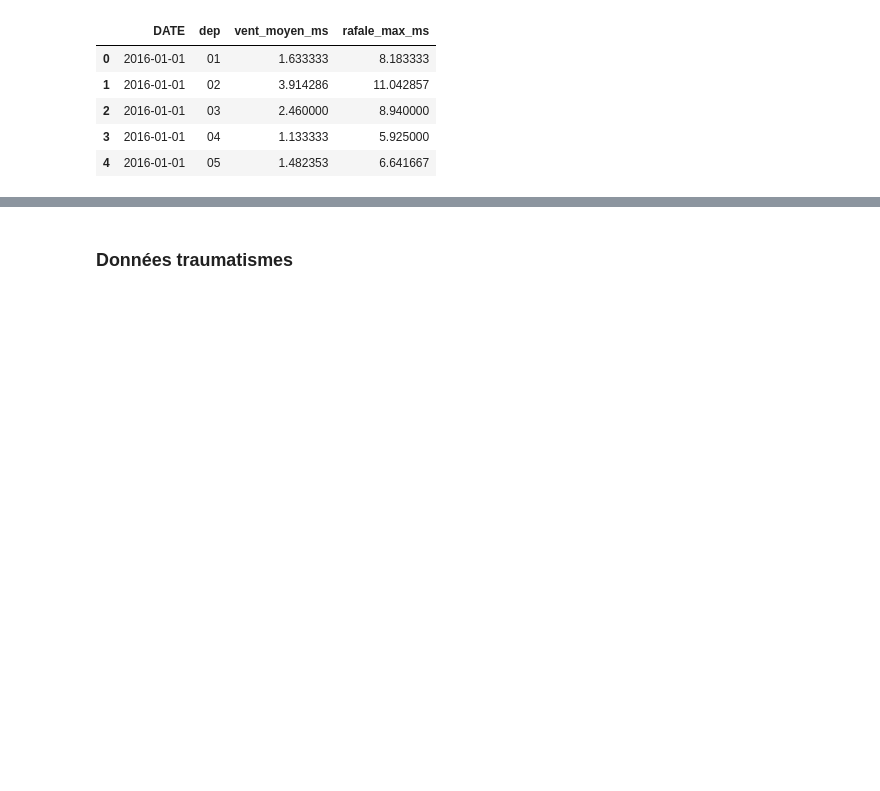
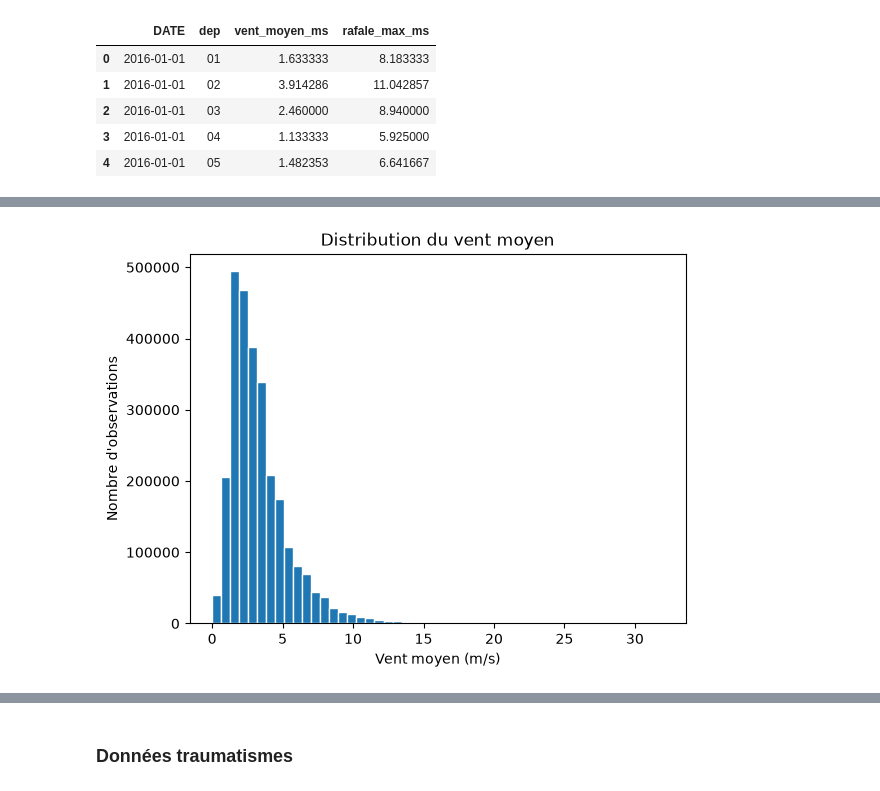
Before and after one commit to jadevalade2/projet_python_datascience_2AS1, a Jupyter notebook: rapport.ipynb, the cells around one changed output, grey strips where cells are left out. Cells and saved outputs as stored; diff of their text form; code cells hidden in the pictures; blank space fills up the shorter version.

```diff
--- a/rapport.ipynb
+++ b/rapport.ipynb
@@ -109,0 +314,13 @@ meteo_jour.head()
+# %%
+import matplotlib.pyplot as plt
+
+def histogramme(x, titre, xlabel, bins=30):
+    plt.hist(x, bins=bins, edgecolor="white")
+    plt.title(titre)
+    plt.xlabel(xlabel)
+    plt.ylabel("Nombre d'observations")
+    plt.show()
+
+histogramme(meteoDF["vent_moyen_ms"], "Distribution du vent moyen", "Vent moyen (m/s)", 50)
+# %% [output]
+[figure, added]
```
Also changed, not shown: parts of 13 cells of this notebook.
